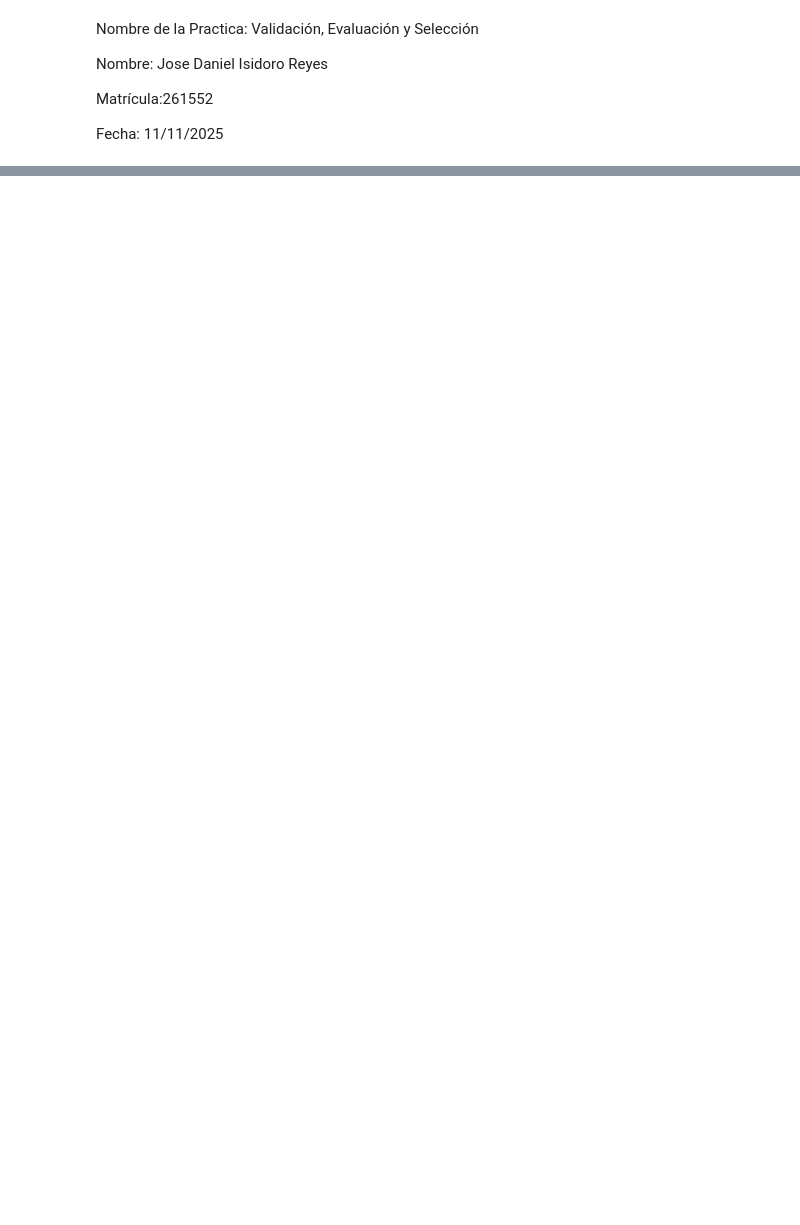
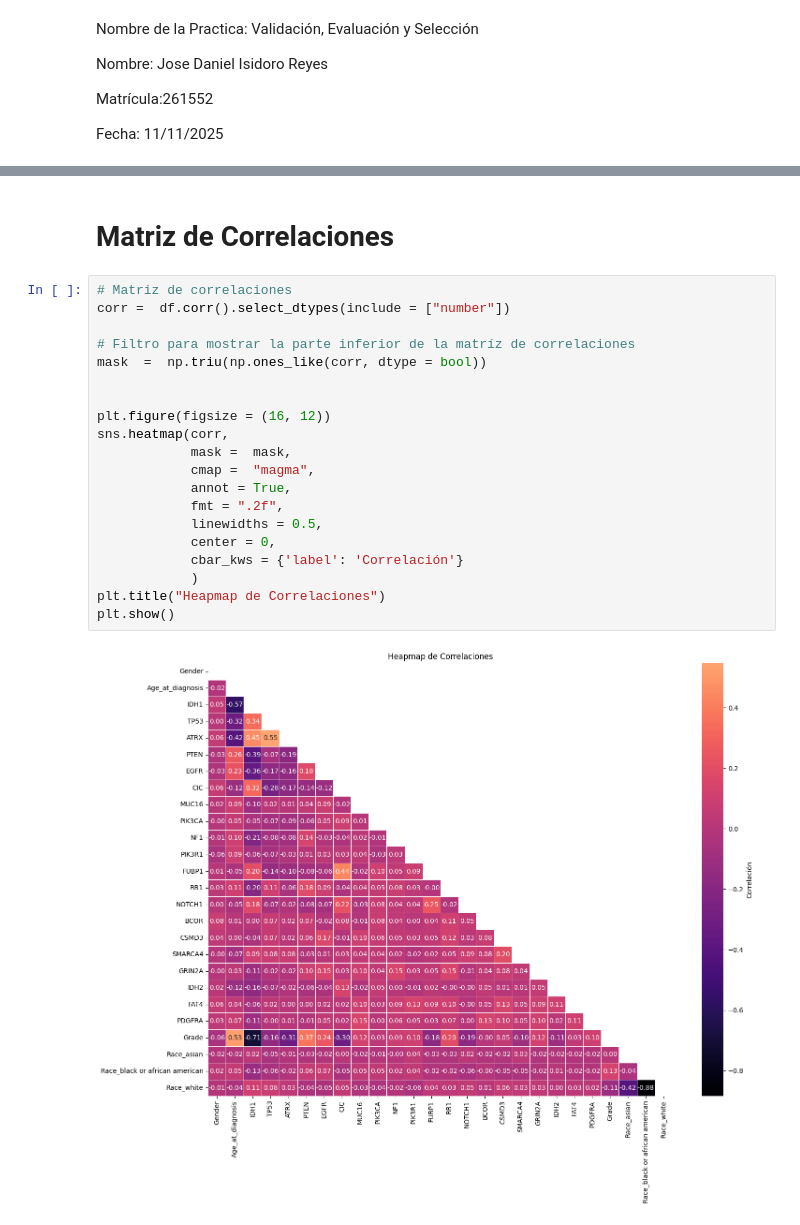
Before and after one commit to josedanielisidororeyes/Anal-tica-Descriptiva-y-Predictiva, a Jupyter notebook: Validación,_Evaluación_y_Selección.ipynb, the cells around one changed output, grey strips where cells are left out. Cells and saved outputs as stored; diff of their text form; blank space fills up the shorter version.

```diff
--- a/Validación,_Evaluación_y_Selección.ipynb
+++ b/Validación,_Evaluación_y_Selección.ipynb
@@ -22,0 +148,24 @@ df.shape
+# %% [markdown]
+# Matriz de Correlaciones
+# %%
+# Matriz de correlaciones
+corr =  df.corr().select_dtypes(include = ["number"])
+
+# Filtro para mostrar la parte inferior de la matríz de correlaciones
+mask  =  np.triu(np.ones_like(corr, dtype = bool))
+
+
+plt.figure(figsize = (16, 12))
+sns.heatmap(corr,
+            mask =  mask,
+            cmap =  "magma",
+            annot = True,
+            fmt = ".2f",
+            linewidths = 0.5,
+            center = 0,
+            cbar_kws = {'label': 'Correlación'}
+            )
+plt.title("Heapmap de Correlaciones")
+plt.show()
+# %% [output]
+[figure, added]
```
Also changed, not shown: parts of 23 cells of this notebook.
